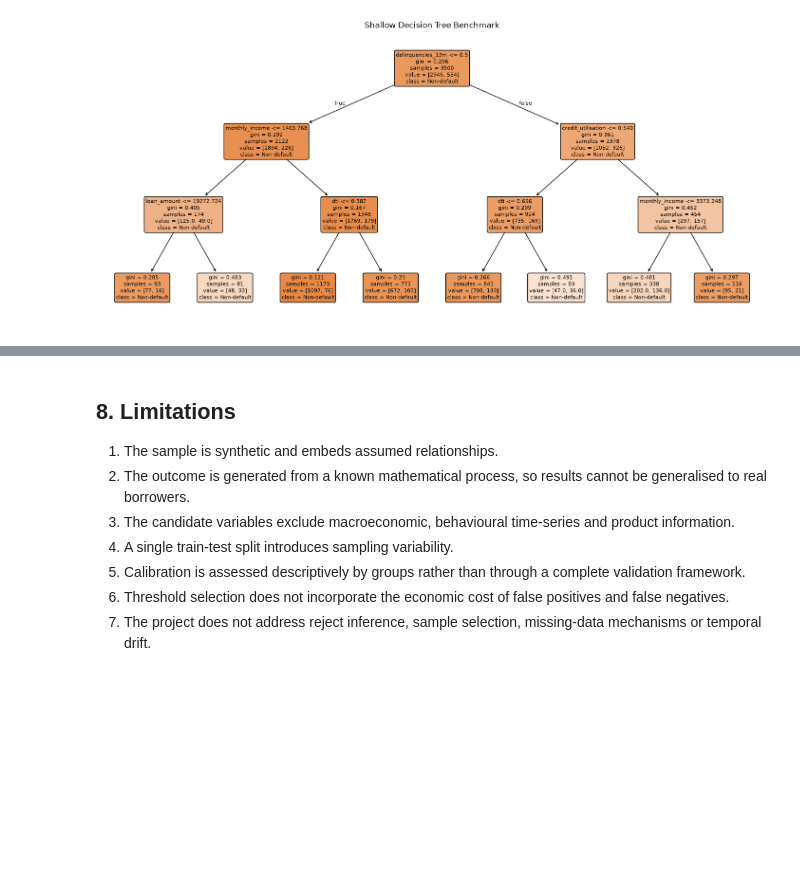
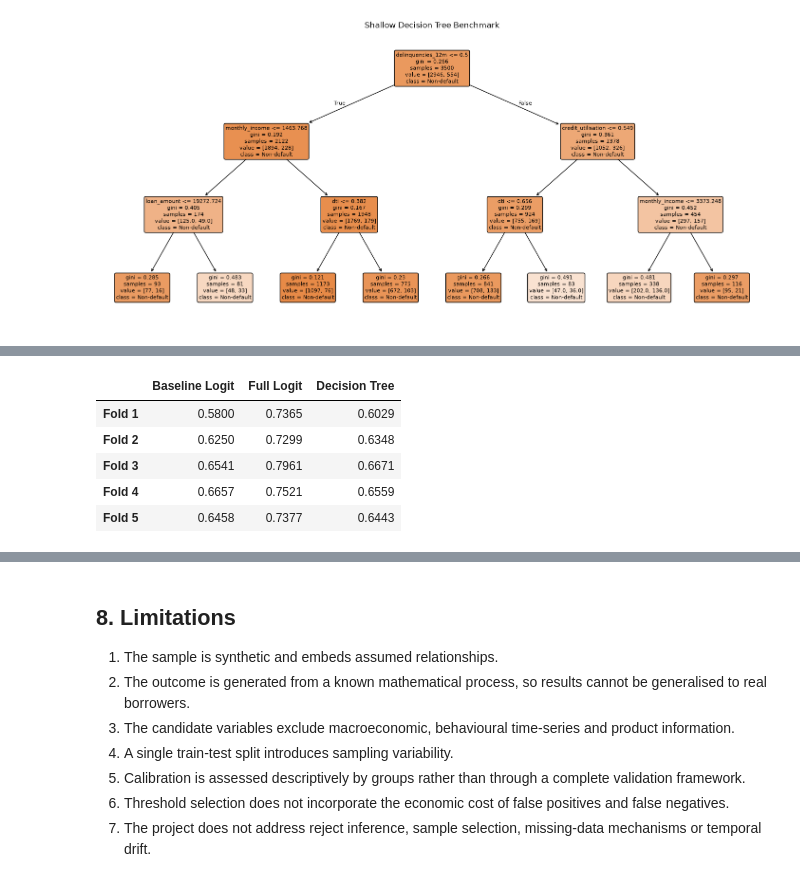
Before and after one commit to StoykovaKari/credit-default-model-validation, a Jupyter notebook: credit_default_model_comparison.ipynb, the cells around one changed output, grey strips where cells are left out. Drawn from its saved outputs; the diff is of its cells as text; code cells hidden in the pictures; blank space fills up the shorter version.

```diff
--- a/credit_default_model_comparison.ipynb
+++ b/credit_default_model_comparison.ipynb
@@ -657,0 +715,11 @@ The final interpretation will be completed using the model-comparison table and
+# %%
+# Display validation AUC for each fold
+fold_auc_results.index = ["Fold 1", "Fold 2", "Fold 3", "Fold 4", "Fold 5"]
+fold_auc_results.round(4)
+# %% [output]
+|  | Baseline Logit | Full Logit | Decision Tree |
+| Fold 1 | 0.5800 | 0.7365 | 0.6029 |
+| Fold 2 | 0.6250 | 0.7299 | 0.6348 |
+| Fold 3 | 0.6541 | 0.7961 | 0.6671 |
+| Fold 4 | 0.6657 | 0.7521 | 0.6559 |
+| Fold 5 | 0.6458 | 0.7377 | 0.6443 |
```
Also changed, not shown: parts of 11 cells of this notebook.
